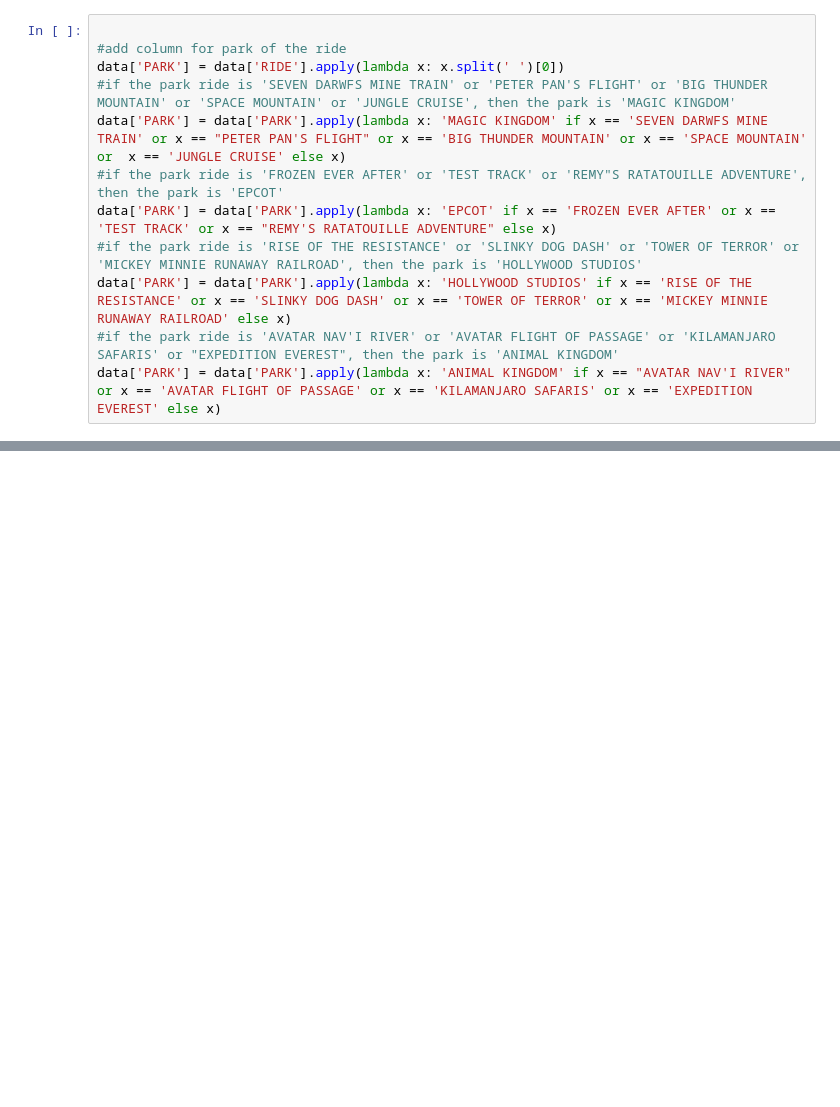
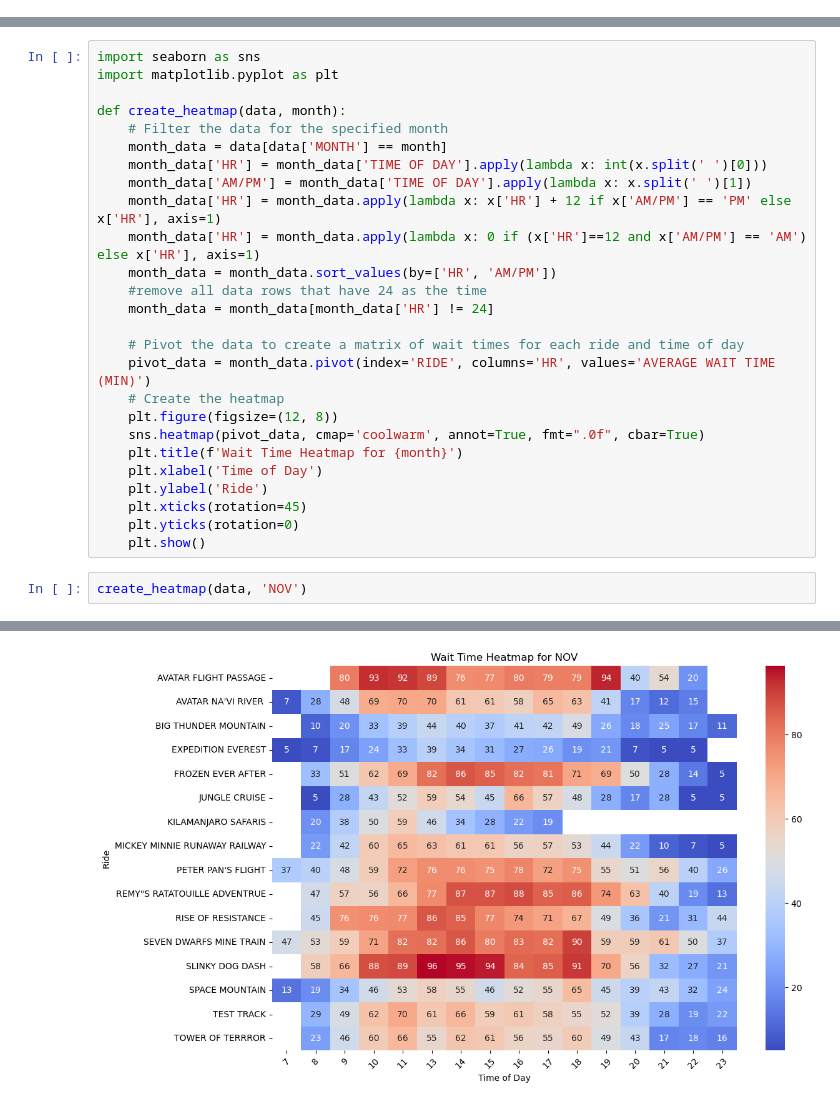
Before and after one commit to abbydumke/CS475Project, a Jupyter notebook: seminar.ipynb, the cells around one changed output, grey strips where cells are left out. Drawn from its saved outputs; the diff is of its cells as text; blank space fills up the shorter version.

Commit message:
added daily data and more analyzing

```diff
--- a/seminar.ipynb
+++ b/seminar.ipynb
@@ -25,18 +44,6 @@ def plot_wait_time_monthly(monthly_data, rides):
     plt.title('Wait Time by Time of Day')
     plt.legend()  # Add a legend to show the ride names
     plt.show()
-# %%
-
-#add column for park of the ride
-data['PARK'] = data['RIDE'].apply(lambda x: x.split(' ')[0])
-#if the park ride is 'SEVEN DARWFS MINE TRAIN' or 'PETER PAN'S FLIGHT' or 'BIG THUNDER MOUNTAIN' or 'SPACE MOUNTAIN' or 'JUNGLE CRUISE', then the park is 'MAGIC KINGDOM'
-data['PARK'] = data['PARK'].apply(lambda x: 'MAGIC KINGDOM' if x == 'SEVEN DARWFS MINE TRAIN' or x == "PETER PAN'S FLIGHT" or x == 'BIG THUNDER MOUNTAIN' or x == 'SPACE MOUNTAIN' or  x == 'JUNGLE CRUISE' else x)
-#if the park ride is 'FROZEN EVER AFTER' or 'TEST TRACK' or 'REMY"S RATATOUILLE ADVENTURE', then the park is 'EPCOT'
-data['PARK'] = data['PARK'].apply(lambda x: 'EPCOT' if x == 'FROZEN EVER AFTER' or x == 'TEST TRACK' or x == "REMY'S RATATOUILLE ADVENTURE" else x)
-#if the park ride is 'RISE OF THE RESISTANCE' or 'SLINKY DOG DASH' or 'TOWER OF TERROR' or 'MICKEY MINNIE RUNAWAY RAILROAD', then the park is 'HOLLYWOOD STUDIOS'
-data['PARK'] = data['PARK'].apply(lambda x: 'HOLLYWOOD STUDIOS' if x == 'RISE OF THE RESISTANCE' or x == 'SLINKY DOG DASH' or x == 'TOWER OF TERROR' or x == 'MICKEY MINNIE RUNAWAY RAILROAD' else x)
-#if the park ride is 'AVATAR NAV'I RIVER' or 'AVATAR FLIGHT OF PASSAGE' or 'KILAMANJARO SAFARIS' or "EXPEDITION EVEREST", then the park is 'ANIMAL KINGDOM'
-data['PARK'] = data['PARK'].apply(lambda x: 'ANIMAL KINGDOM' if x == "AVATAR NAV'I RIVER" or x == 'AVATAR FLIGHT OF PASSAGE' or x == 'KILAMANJARO SAFARIS' or x == 'EXPEDITION EVEREST' else x)
 # %%
 import ipywidgets as widgets
 from IPython.display import display
@@ -101,0 +121,29 @@ display(*buttons)
+# %%
+import seaborn as sns
+import matplotlib.pyplot as plt
+
+def create_heatmap(data, month):
+    # Filter the data for the specified month
+    month_data = data[data['MONTH'] == month]
+    month_data['HR'] = month_data['TIME OF DAY'].apply(lambda x: int(x.split(' ')[0]))
+    month_data['AM/PM'] = month_data['TIME OF DAY'].apply(lambda x: x.split(' ')[1])
+    month_data['HR'] = month_data.apply(lambda x: x['HR'] + 12 if x['AM/PM'] == 'PM' else x['HR'], axis=1)
+    month_data['HR'] = month_data.apply(lambda x: 0 if (x['HR']==12 and x['AM/PM'] == 'AM') else x['HR'], axis=1)
+    month_data = month_data.sort_values(by=['HR', 'AM/PM'])
+    #remove all data rows that have 24 as the time
+    month_data = month_data[month_data['HR'] != 24]
+
+    # Pivot the data to create a matrix of wait times for each ride and time of day
+    pivot_data = month_data.pivot(index='RIDE', columns='HR', values='AVERAGE WAIT TIME (MIN)')
+    # Create the heatmap
+    plt.figure(figsize=(12, 8))
+    sns.heatmap(pivot_data, cmap='coolwarm', annot=True, fmt=".0f", cbar=True)
+    plt.title(f'Wait Time Heatmap for {month}')
+    plt.xlabel('Time of Day')
+    plt.ylabel('Ride')
+    plt.xticks(rotation=45)
+    plt.yticks(rotation=0)
+    plt.show()
+# %%
+create_heatmap(data, 'NOV')
+# %% [output]
@@ -101,0 +170 @@ display(*buttons)
+[figure, added]
```
Also changed, not shown: parts of 14 cells of this notebook, 1 other file.
